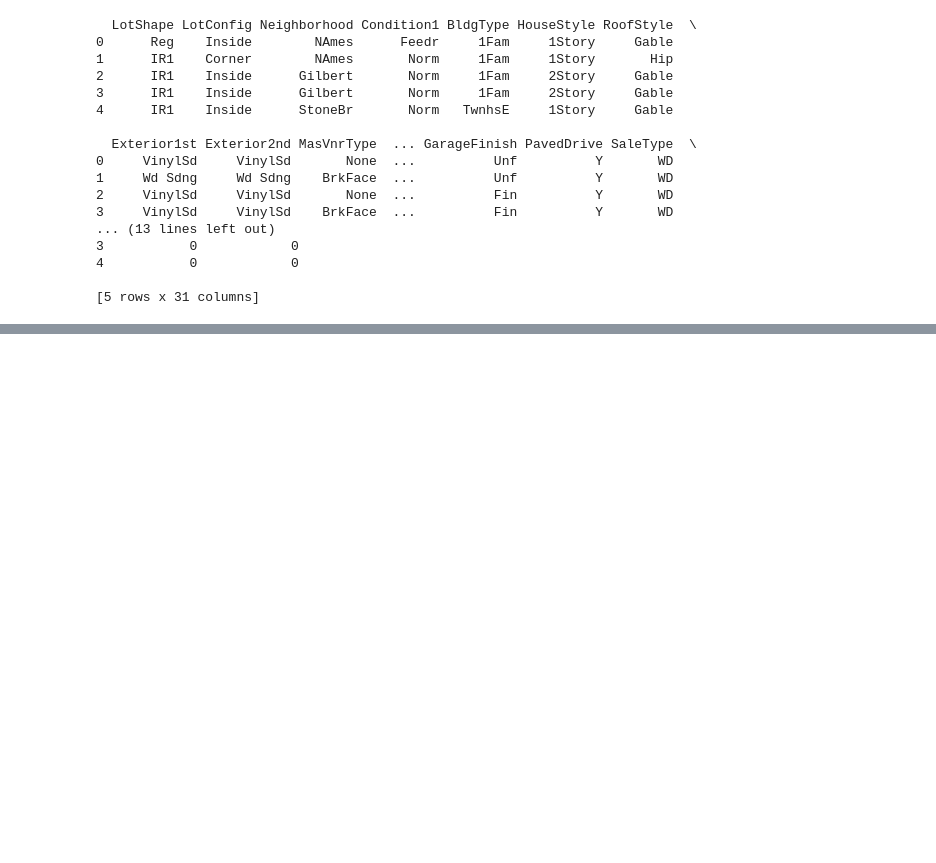
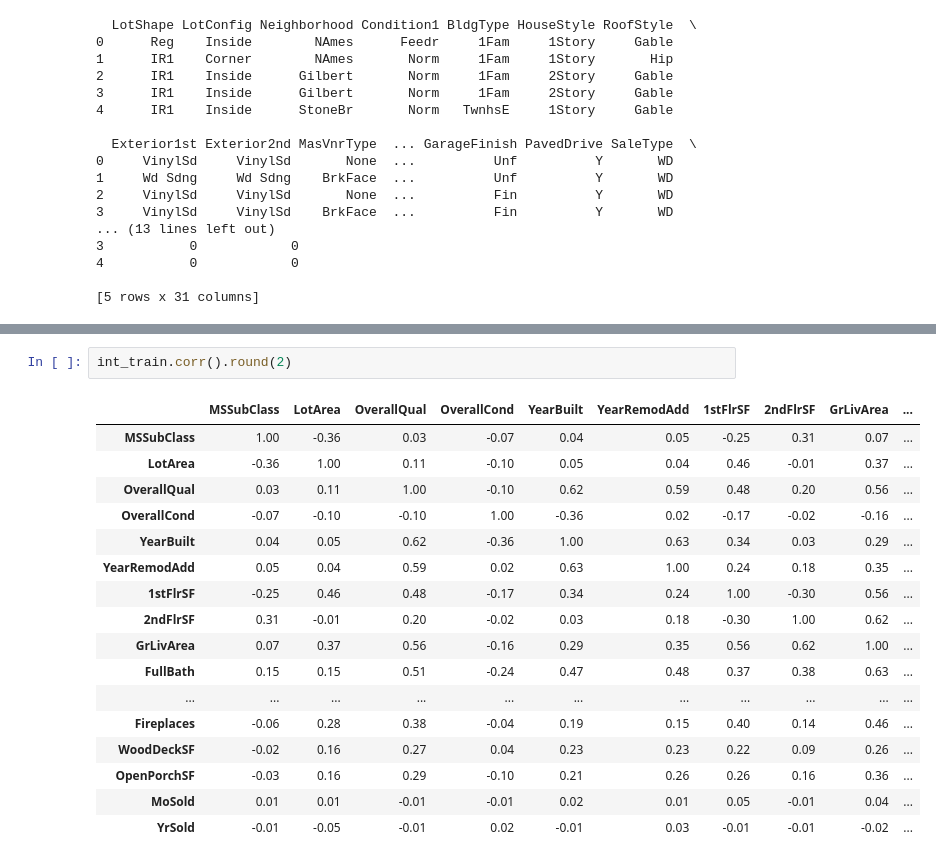
Before and after one commit to jbrietzke/housing, a Jupyter notebook: driver.ipynb, the cells around one changed output, grey strips where cells are left out. Saved outputs shown, nothing was run; the diff lists cells and outputs as text; blank space fills up the shorter version.

```diff
--- a/driver.ipynb
+++ b/driver.ipynb
@@ -662,0 +801,20 @@ for col in keep_cols:
+# %%
+int_train.corr().round(2)
+# %% [output]
+|  | MSSubClass | LotArea | OverallQual | OverallCond | YearBuilt | YearRemodAdd | 1stFlrSF | 2ndFlrSF | GrLivArea | ... |
+| MSSubClass | 1.00 | -0.36 | 0.03 | -0.07 | 0.04 | 0.05 | -0.25 | 0.31 | 0.07 | ... |
+| LotArea | -0.36 | 1.00 | 0.11 | -0.10 | 0.05 | 0.04 | 0.46 | -0.01 | 0.37 | ... |
+| OverallQual | 0.03 | 0.11 | 1.00 | -0.10 | 0.62 | 0.59 | 0.48 | 0.20 | 0.56 | ... |
+| OverallCond | -0.07 | -0.10 | -0.10 | 1.00 | -0.36 | 0.02 | -0.17 | -0.02 | -0.16 | ... |
+| YearBuilt | 0.04 | 0.05 | 0.62 | -0.36 | 1.00 | 0.63 | 0.34 | 0.03 | 0.29 | ... |
+| YearRemodAdd | 0.05 | 0.04 | 0.59 | 0.02 | 0.63 | 1.00 | 0.24 | 0.18 | 0.35 | ... |
+| 1stFlrSF | -0.25 | 0.46 | 0.48 | -0.17 | 0.34 | 0.24 | 1.00 | -0.30 | 0.56 | ... |
+| 2ndFlrSF | 0.31 | -0.01 | 0.20 | -0.02 | 0.03 | 0.18 | -0.30 | 1.00 | 0.62 | ... |
+| GrLivArea | 0.07 | 0.37 | 0.56 | -0.16 | 0.29 | 0.35 | 0.56 | 0.62 | 1.00 | ... |
+| FullBath | 0.15 | 0.15 | 0.51 | -0.24 | 0.47 | 0.48 | 0.37 | 0.38 | 0.63 | ... |
+| ... | ... | ... | ... | ... | ... | ... | ... | ... | ... | ... |
+| Fireplaces | -0.06 | 0.28 | 0.38 | -0.04 | 0.19 | 0.15 | 0.40 | 0.14 | 0.46 | ... |
+| WoodDeckSF | -0.02 | 0.16 | 0.27 | 0.04 | 0.23 | 0.23 | 0.22 | 0.09 | 0.26 | ... |
+| OpenPorchSF | -0.03 | 0.16 | 0.29 | -0.10 | 0.21 | 0.26 | 0.26 | 0.16 | 0.36 | ... |
+| MoSold | 0.01 | 0.01 | -0.01 | -0.01 | 0.02 | 0.01 | 0.05 | -0.01 | 0.04 | ... |
+| YrSold | -0.01 | -0.05 | -0.01 | 0.02 | -0.01 | 0.03 | -0.01 | -0.01 | -0.02 | ... |
```
Also changed, not shown: parts of 19 cells of this notebook.
